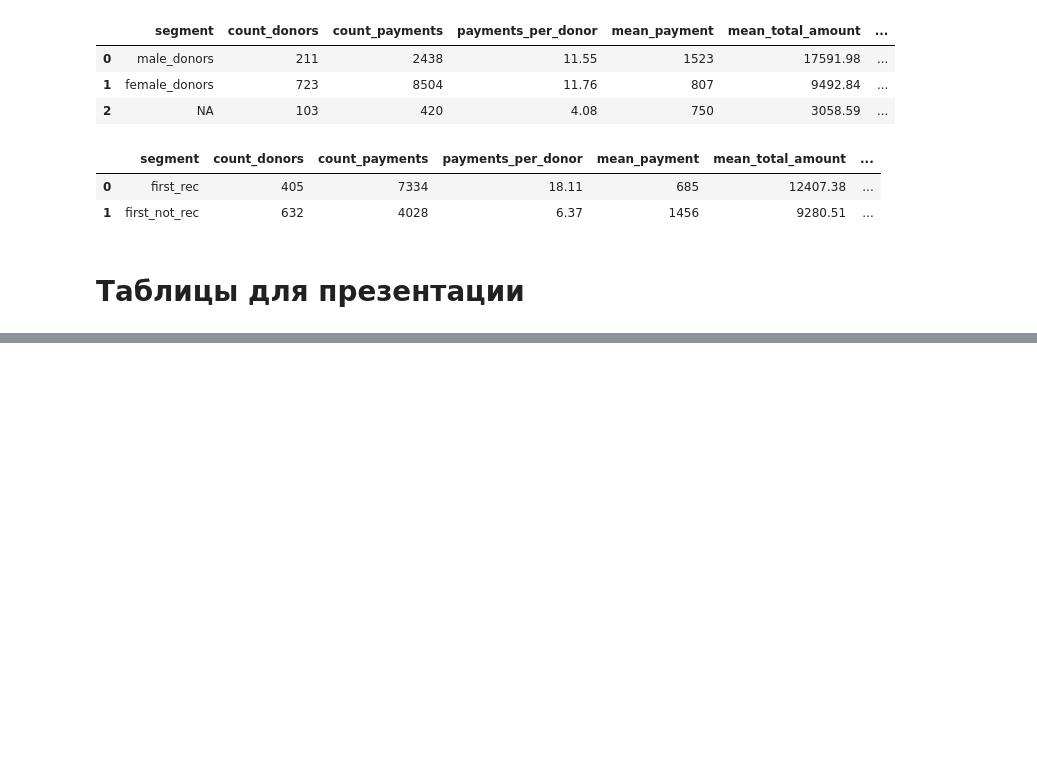
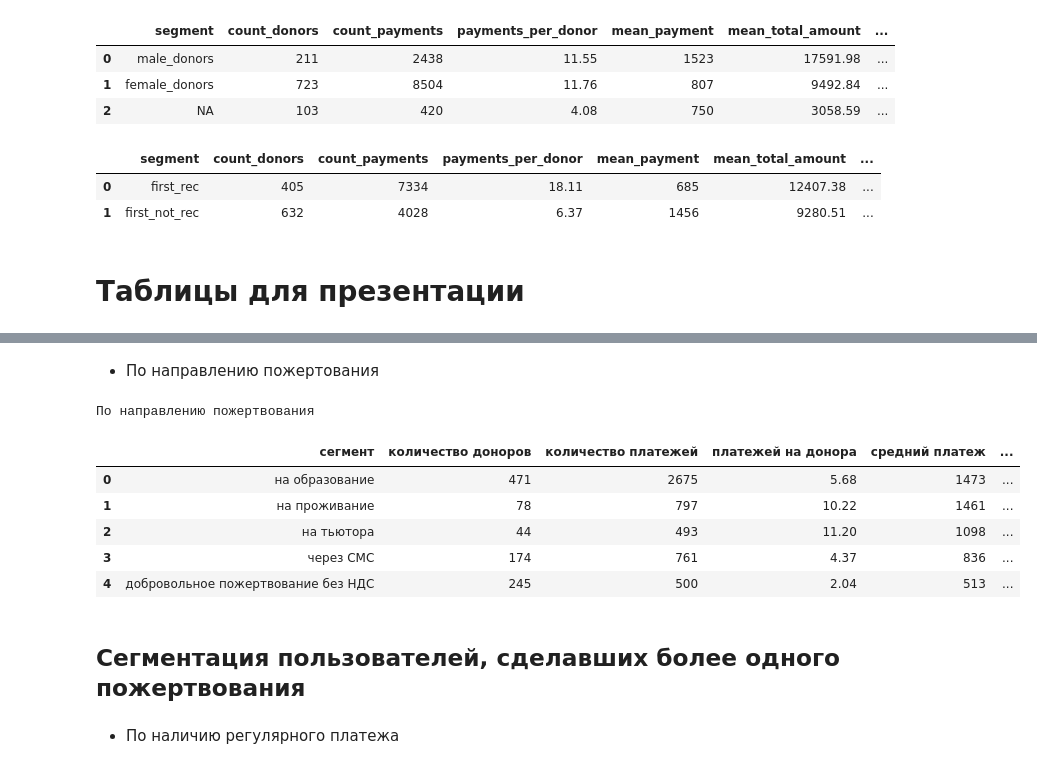
Before and after one commit to mvsmv/anarmovsumov, a Jupyter notebook: charity_fund/buro_dobryh_del.ipynb, the cells around one changed output, grey strips where cells are left out. Drawn from its saved outputs; the diff is of its cells as text; code cells hidden in the pictures; blank space fills up the shorter version.

```diff
--- a/charity_fund/buro_dobryh_del.ipynb
+++ b/charity_fund/buro_dobryh_del.ipynb
@@ -2101,0 +2108,42 @@ get_metrics(df_many, first_rec_segment)
+# %%
+def get_rus_columns(t, title):
+
+    t_rus = t.copy()
+
+    t_rus = t.rename(
+        columns={
+            'segment' : 'сегмент',
+            'count_donors' : 'количество доноров',
+            'count_payments' : 'количество платежей',
+            'payments_per_donor' : 'платежей на донора',
+            'mean_payment' : 'средний платеж',
+            'mean_total_amount' : 'средняя сумма платежей',
+            'sum_payments' : 'общая сумма сегмента',
+            'lifetime' : 'среднее «время жизни» донора'
+            }
+            )
+
+    t_rus['сегмент'] = t_rus['сегмент'].replace(
+        {
+            'has_rec' : 'был регулярный платеж',
+            'has_not_rec' : 'не было регулярного платежа',
+            'male_donors' : 'мужчины',
+            'female_donors' : 'женщины',
+            'NA' : 'не указали пол',
+            'first_rec' : 'первый платеж - регулярный',
+            'first_not_rec' : 'первый платеж - разовый',
+            'edu_donors' : 'на образование',
+            'loc_donors' : 'на проживание',
+            'tut_donors' : 'на тьютора',
+            'sms_donors' : 'через СМС',
+            'nds_donors' : 'добровольное пожертвование без НДС'
+            }
+            )
+
+    t_rus = t_rus.style.set_caption(title).format(precision=2)
+
+    cm = sns.light_palette("green", as_cmap=True)
+
+    t_rus.background_gradient(cmap=cm, axis=0)
+
+    return t_rus
@@ -2101,0 +2181,17 @@ get_metrics(df_many, first_rec_segment)
+# %% [markdown]
+- По направлению пожертования
+# %%
+purpose_segment_df_rus = get_rus_columns(purpose_segment_df, 'По направлению пожертвования')
+purpose_segment_df_rus
+# %% [output]
+По направлению пожертвования
+|  | сегмент | количество доноров | количество платежей | платежей на донора | средний платеж | ... |
+| 0 | на образование | 471 | 2675 | 5.68 | 1473 | ... |
+| 1 | на проживание | 78 | 797 | 10.22 | 1461 | ... |
+| 2 | на тьютора | 44 | 493 | 11.20 | 1098 | ... |
+| 3 | через СМС | 174 | 761 | 4.37 | 836 | ... |
+| 4 | добровольное пожертвование без НДС | 245 | 500 | 2.04 | 513 | ... |
+# %% [markdown]
+## Сегментация пользователей, сделавших более одного пожертвования
+# %% [markdown]
+- По наличию регулярного платежа
```
Also changed, not shown: parts of 41 cells of this notebook.
